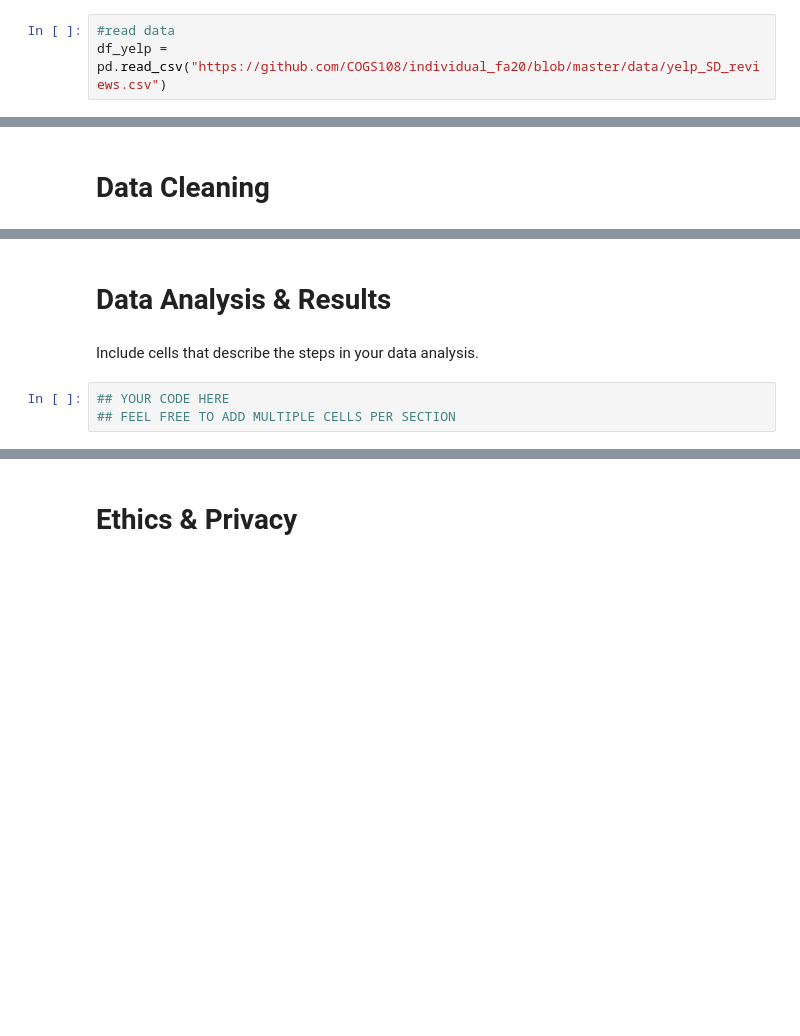
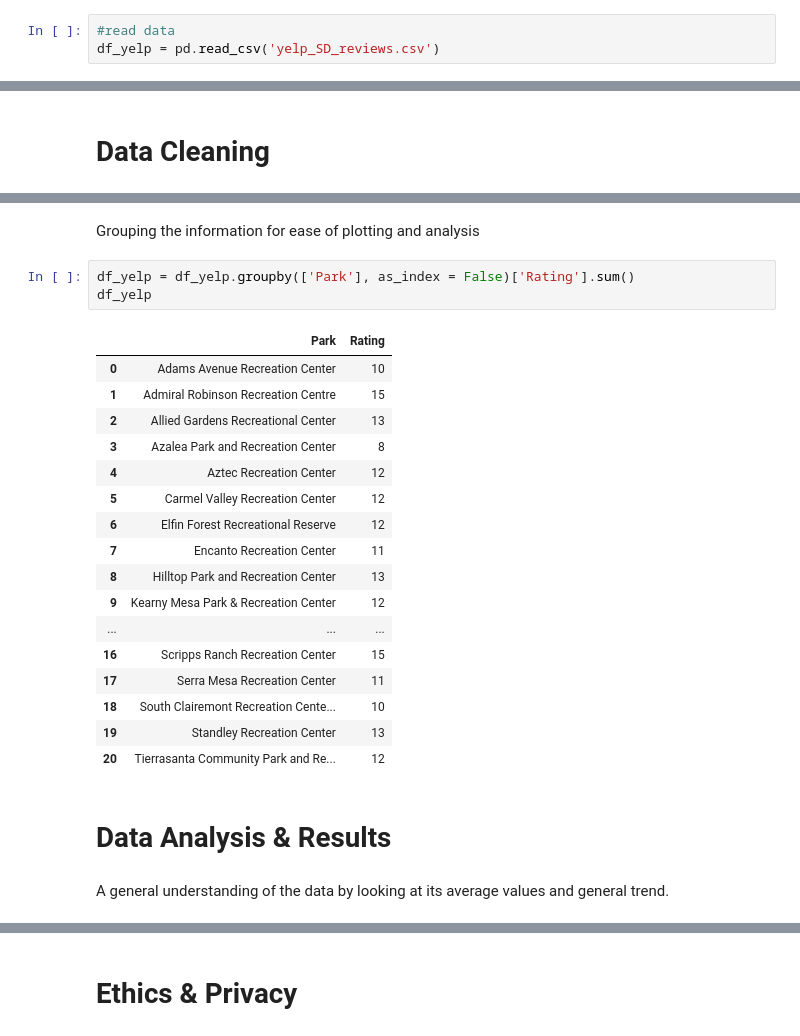
Before and after one commit to rahulbh00/individual_fa20, a Jupyter notebook: final_project/FinalProject_rahulbh00.ipynb, the cells around one changed output, grey strips where cells are left out. Cells and saved outputs as stored; diff of their text form; blank space fills up the shorter version.

```diff
--- a/final_project/FinalProject_rahulbh00.ipynb
+++ b/final_project/FinalProject_rahulbh00.ipynb
@@ -58,4 +58,4 @@ import matplotlib.pyplot as plt
 import seaborn as sns
 # %%
 #read data
-df_yelp = pd.read_csv("https://github.com/COGS108/individual_fa20/blob/master/data/yelp_SD_reviews.csv")
+df_yelp = pd.read_csv('yelp_SD_reviews.csv')
@@ -71,7 +147,27 @@ Describe your data cleaning steps here.
+# %% [markdown]
+Grouping the information for ease of plotting and analysis
+# %%
+df_yelp = df_yelp.groupby(['Park'], as_index = False)['Rating'].sum()
+df_yelp
+# %% [output]
+|  | Park | Rating |
+| 0 | Adams Avenue Recreation Center | 10 |
+| 1 | Admiral Robinson Recreation Centre | 15 |
+| 2 | Allied Gardens Recreational Center | 13 |
+| 3 | Azalea Park and Recreation Center | 8 |
+| 4 | Aztec Recreation Center | 12 |
+| 5 | Carmel Valley Recreation Center | 12 |
+| 6 | Elfin Forest Recreational Reserve | 12 |
+| 7 | Encanto Recreation Center | 11 |
+| 8 | Hilltop Park and Recreation Center | 13 |
+| 9 | Kearny Mesa Park & Recreation Center | 12 |
+| ... | ... | ... |
+| 16 | Scripps Ranch Recreation Center | 15 |
+| 17 | Serra Mesa Recreation Center | 11 |
+| 18 | South Clairemont Recreation Cente... | 10 |
+| 19 | Standley Recreation Center | 13 |
+| 20 | Tierrasanta Community Park and Re... | 12 |
 # %% [markdown]
 # Data Analysis & Results
-# %% [markdown]
-Include cells that describe the steps in your data analysis.
-# %%
-## YOUR CODE HERE
-## FEEL FREE TO ADD MULTIPLE CELLS PER SECTION
+# %% [markdown]
+A general understanding of the data by looking at its average values and general trend.
```
Also changed, not shown: parts of 23 cells of this notebook, 1 other file.
